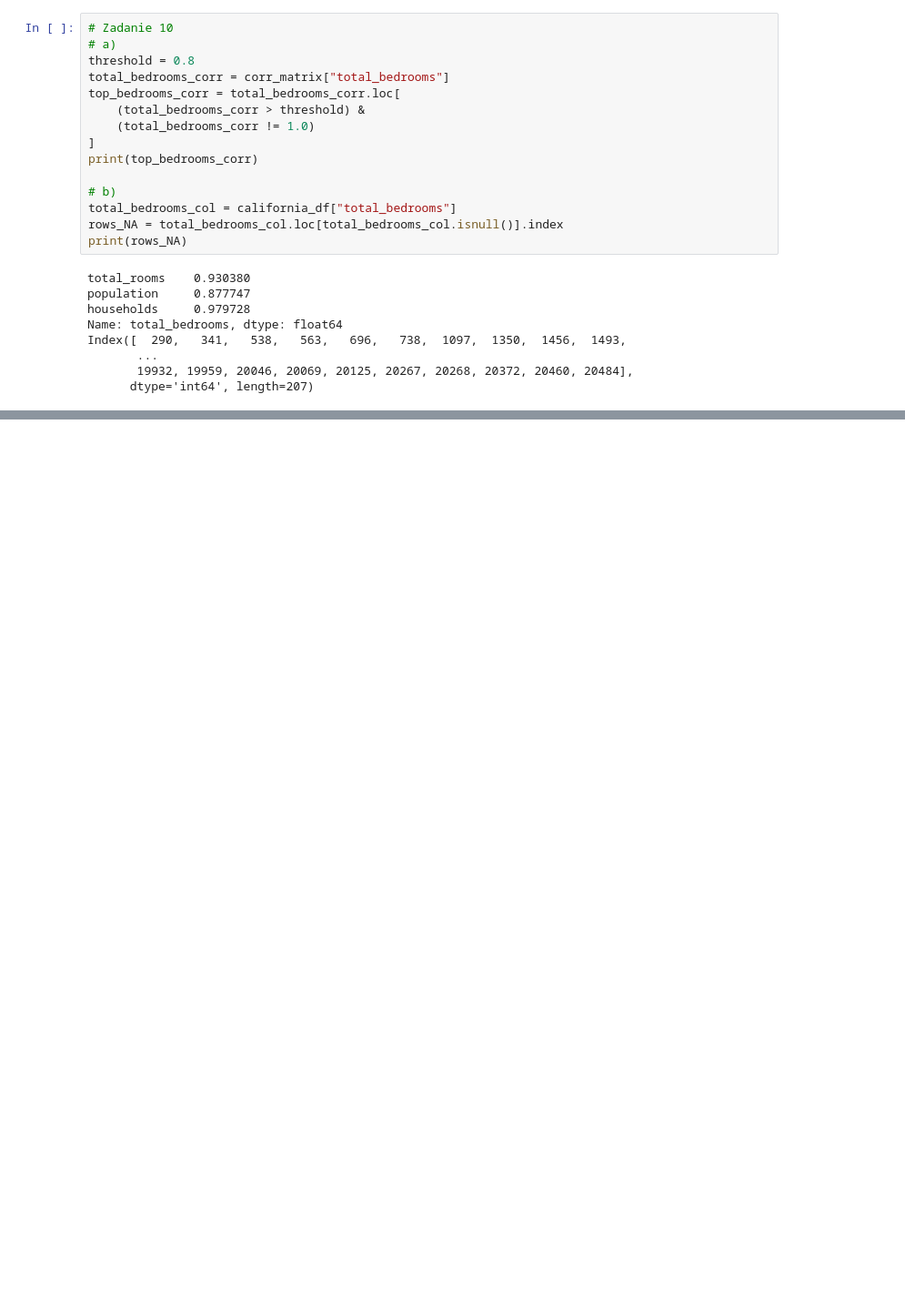
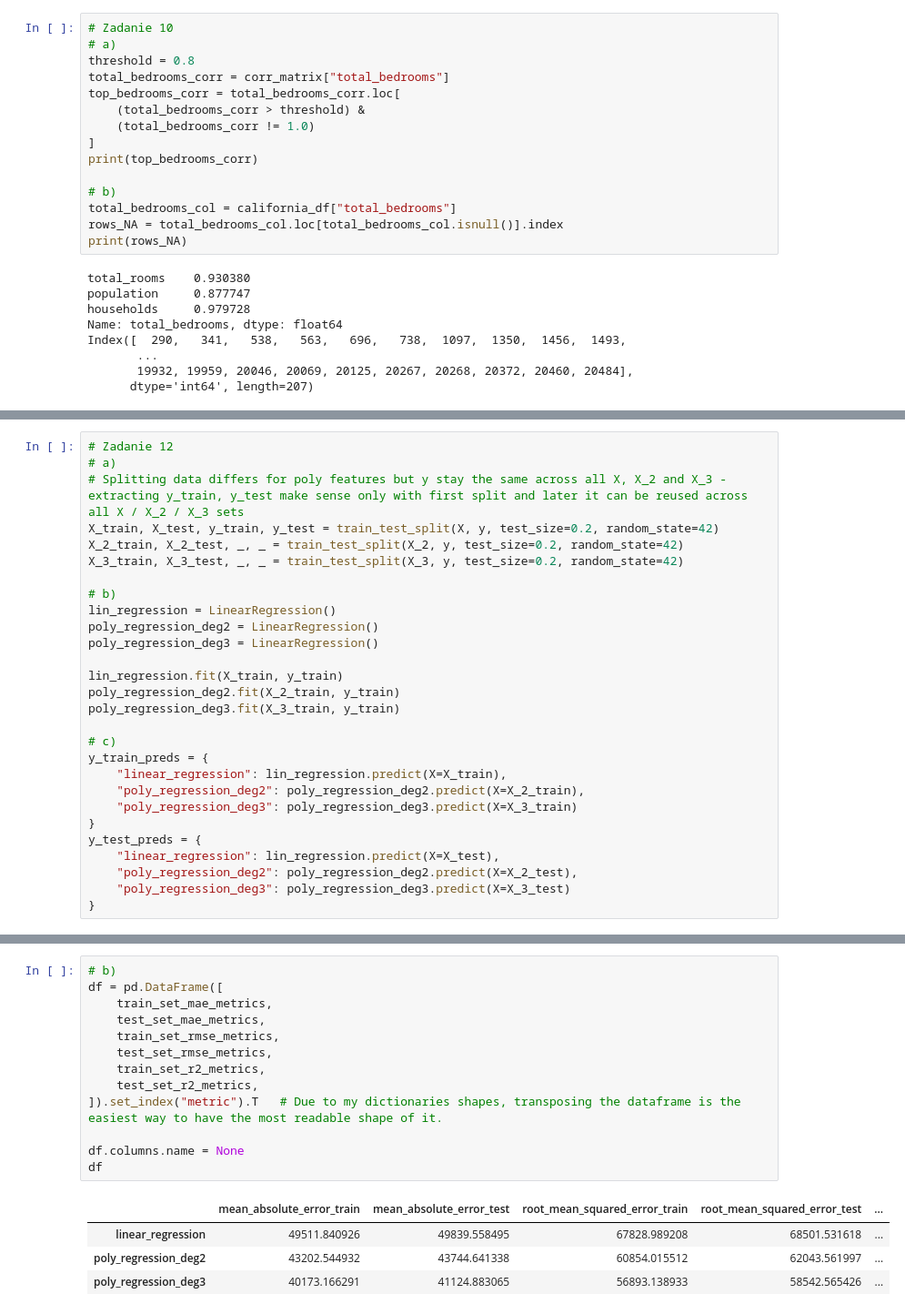
Before and after one commit to jancewicz/PJATK---Artificial-Intelligence-Postgraduate-Studies-, a Jupyter notebook: scikit-learn/regression/california.ipynb, the cells around one changed output, grey strips where cells are left out. Shown at 91% size. Cells and saved outputs as stored; diff of their text form; blank space fills up the shorter version.

```diff
--- a/scikit-learn/regression/california.ipynb
+++ b/scikit-learn/regression/california.ipynb
@@ -189,0 +198,28 @@ pf = PolynomialFeatures()
+# %%
+# Zadanie 12
+# a)
+# Splitting data differs for poly features but y stay the same across all X, X_2 and X_3 - extracting y_train, y_test make sense only with first split and later it can be reused across all X / X_2 / X_3 sets
+X_train, X_test, y_train, y_test = train_test_split(X, y, test_size=0.2, random_state=42)
+X_2_train, X_2_test, _, _ = train_test_split(X_2, y, test_size=0.2, random_state=42)
+X_3_train, X_3_test, _, _ = train_test_split(X_3, y, test_size=0.2, random_state=42)
+
+# b)
+lin_regression = LinearRegression()
+poly_regression_deg2 = LinearRegression()
+poly_regression_deg3 = LinearRegression()
+
+lin_regression.fit(X_train, y_train)
+poly_regression_deg2.fit(X_2_train, y_train)
+poly_regression_deg3.fit(X_3_train, y_train)
+
+# c)
+y_train_preds = {
+    "linear_regression": lin_regression.predict(X=X_train),
+    "poly_regression_deg2": poly_regression_deg2.predict(X=X_2_train),
+    "poly_regression_deg3": poly_regression_deg3.predict(X=X_3_train)
+}
+y_test_preds = {
+    "linear_regression": lin_regression.predict(X=X_test),
+    "poly_regression_deg2": poly_regression_deg2.predict(X=X_2_test),
+    "poly_regression_deg3": poly_regression_deg3.predict(X=X_3_test)
+}
@@ -189,0 +266,18 @@ pf = PolynomialFeatures()
+# %%
+# b)
+df = pd.DataFrame([
+    train_set_mae_metrics,
+    test_set_mae_metrics,
+    train_set_rmse_metrics,
+    test_set_rmse_metrics,
+    train_set_r2_metrics,
+    test_set_r2_metrics,
+]).set_index("metric").T   # Due to my dictionaries shapes, transposing the dataframe is the easiest way to have the most readable shape of it.
+
+df.columns.name = None
+df
+# %% [output]
+|  | mean_absolute_error_train | mean_absolute_error_test | root_mean_squared_error_train | root_mean_squared_error_test | ... |
+| linear_regression | 49511.840926 | 49839.558495 | 67828.989208 | 68501.531618 | ... |
+| poly_regression_deg2 | 43202.544932 | 43744.641338 | 60854.015512 | 62043.561997 | ... |
+| poly_regression_deg3 | 40173.166291 | 41124.883065 | 56893.138933 | 58542.565426 | ... |
```
Also changed, not shown: parts of 6 cells of this notebook.
